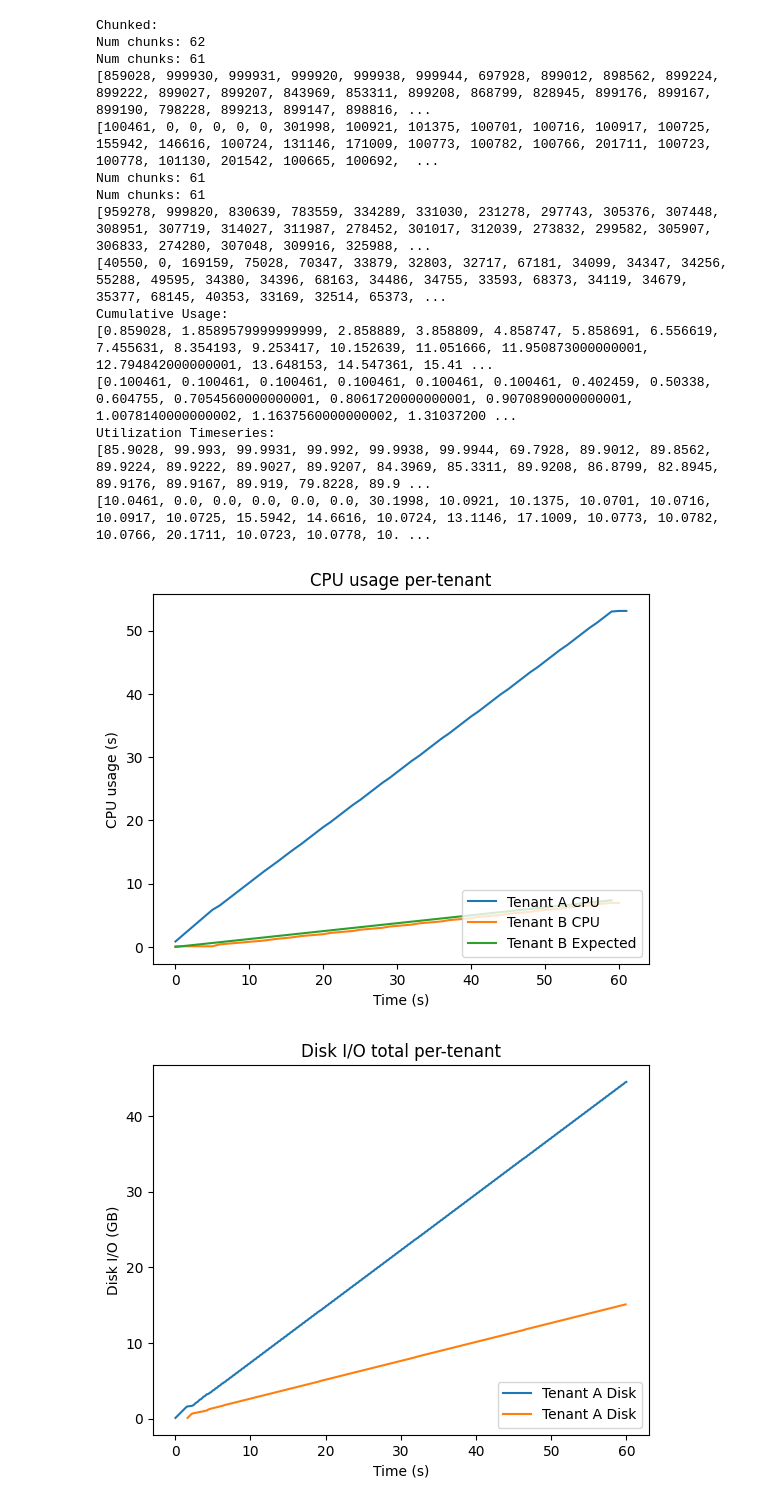
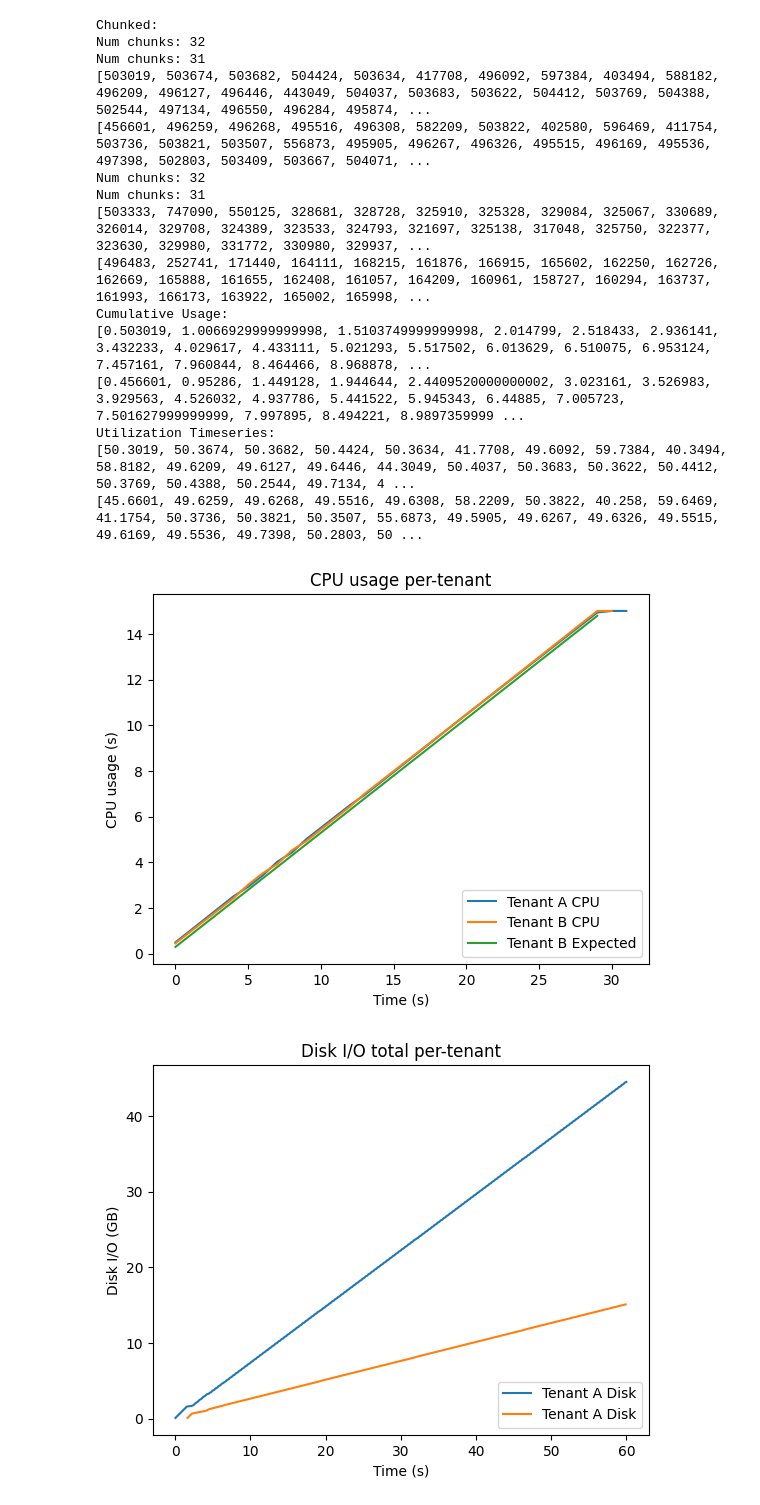
Before and after one commit to tyler-griggs/fair-db, a Jupyter notebook: analysis.ipynb, the cells around one changed output. Cells and saved outputs as stored; diff of their text form; code cells hidden in the pictures.

```diff
--- a/analysis.ipynb
+++ b/analysis.ipynb
@@ -1,10 +1,10 @@
 # %%
-num_workers = 2
+num_workers = 3
 num_clients = 2
 
 client_task_orders = [
-  [0,1],
-  [0,1]
+  [0, 1],
+  [0, 1]
 ]
 
 a_disk_cost = 0.1 * 1
@@ -12,12 +12,12 @@ a_cpu_cost = 0.1 * 1
 b_disk_cost = 0.1 * 1
 b_cpu_cost = 0.1 * 1
 
-core_resources = 1
+core_resources = 2
 disk_resources = 3.05
 
-client_divisors = [2, 2]
+interval_seconds = 1
 
-interval_seconds = 1
+client_divisors = [len(x) for x in client_task_orders]
 
 client_starts = []
 client_durations = []
@@ -182,42 +182,42 @@ print(client1_cpu_util)
 print(client2_cpu_util)
 # %% [output]
 Chunked:
-Num chunks: 62
-Num chunks: 61
-[859028, 999930, 999931, 999920, 999938, 999944, 697928, 899012, 898562, 899224, 899222, 899027, 899207, 843969, 853311, 899208, 868799, 828945, 899176, 899167, 899190, 798228, 899213, 899147, 898816, ...
-[100461, 0, 0, 0, 0, 0, 301998, 100921, 101375, 100701, 100716, 100917, 100725, 155942, 146616, 100724, 131146, 171009, 100773, 100782, 100766, 201711, 100723, 100778, 101130, 201542, 100665, 100692,  ...
-Num chunks: 61
-Num chunks: 61
-[959278, 999820, 830639, 783559, 334289, 331030, 231278, 297743, 305376, 307448, 308951, 307719, 314027, 311987, 278452, 301017, 312039, 273832, 299582, 305907, 306833, 274280, 307048, 309916, 325988, ...
-[40550, 0, 169159, 75028, 70347, 33879, 32803, 32717, 67181, 34099, 34347, 34256, 55288, 49595, 34380, 34396, 68163, 34486, 34755, 33593, 68373, 34119, 34679, 35377, 68145, 40353, 33169, 32514, 65373, ...
+Num chunks: 32
+Num chunks: 31
+[503019, 503674, 503682, 504424, 503634, 417708, 496092, 597384, 403494, 588182, 496209, 496127, 496446, 443049, 504037, 503683, 503622, 504412, 503769, 504388, 502544, 497134, 496550, 496284, 495874, ...
+[456601, 496259, 496268, 495516, 496308, 582209, 503822, 402580, 596469, 411754, 503736, 503821, 503507, 556873, 495905, 496267, 496326, 495515, 496169, 495536, 497398, 502803, 503409, 503667, 504071, ...
+Num chunks: 32
+Num chunks: 31
+[503333, 747090, 550125, 328681, 328728, 325910, 325328, 329084, 325067, 330689, 326014, 329708, 324389, 323533, 324793, 321697, 325138, 317048, 325750, 322377, 323630, 329980, 331772, 330980, 329937, ...
+[496483, 252741, 171440, 164111, 168215, 161876, 166915, 165602, 162250, 162726, 162669, 165888, 161655, 162408, 161057, 164209, 160961, 158727, 160294, 163737, 161993, 166173, 163922, 165002, 165998, ...
 Cumulative Usage:
-[0.859028, 1.8589579999999999, 2.858889, 3.858809, 4.858747, 5.858691, 6.556619, 7.455631, 8.354193, 9.253417, 10.152639, 11.051666, 11.950873000000001, 12.794842000000001, 13.648153, 14.547361, 15.41 ...
-[0.100461, 0.100461, 0.100461, 0.100461, 0.100461, 0.100461, 0.402459, 0.50338, 0.604755, 0.7054560000000001, 0.8061720000000001, 0.9070890000000001, 1.0078140000000002, 1.1637560000000002, 1.31037200 ...
+[0.503019, 1.0066929999999998, 1.5103749999999998, 2.014799, 2.518433, 2.936141, 3.432233, 4.029617, 4.433111, 5.021293, 5.517502, 6.013629, 6.510075, 6.953124, 7.457161, 7.960844, 8.464466, 8.968878, ...
+[0.456601, 0.95286, 1.449128, 1.944644, 2.4409520000000002, 3.023161, 3.526983, 3.929563, 4.526032, 4.937786, 5.441522, 5.945343, 6.44885, 7.005723, 7.501627999999999, 7.997895, 8.494221, 8.9897359999 ...
 Utilization Timeseries:
-[85.9028, 99.993, 99.9931, 99.992, 99.9938, 99.9944, 69.7928, 89.9012, 89.8562, 89.9224, 89.9222, 89.9027, 89.9207, 84.3969, 85.3311, 89.9208, 86.8799, 82.8945, 89.9176, 89.9167, 89.919, 79.8228, 89.9 ...
-[10.0461, 0.0, 0.0, 0.0, 0.0, 0.0, 30.1998, 10.0921, 10.1375, 10.0701, 10.0716, 10.0917, 10.0725, 15.5942, 14.6616, 10.0724, 13.1146, 17.1009, 10.0773, 10.0782, 10.0766, 20.1711, 10.0723, 10.0778, 10. ...
+[50.3019, 50.3674, 50.3682, 50.4424, 50.3634, 41.7708, 49.6092, 59.7384, 40.3494, 58.8182, 49.6209, 49.6127, 49.6446, 44.3049, 50.4037, 50.3683, 50.3622, 50.4412, 50.3769, 50.4388, 50.2544, 49.7134, 4 ...
+[45.6601, 49.6259, 49.6268, 49.5516, 49.6308, 58.2209, 50.3822, 40.258, 59.6469, 41.1754, 50.3736, 50.3821, 50.3507, 55.6873, 49.5905, 49.6267, 49.6326, 49.5515, 49.6169, 49.5536, 49.7398, 50.2803, 50 ...
 # %%
 import matplotlib.pyplot as plt
 
 _, ax = plt.subplots()
 ax.set_title('CPU usage per-tenant')
 ax.set_ylabel('CPU usage (s)')
 ax.set_xlabel('Time (s)')
 
 # client1_cpu_util = client1_cpu_util[:int(30 // interval_seconds)]
 # client2_cpu_util = client2_cpu_util[:int(30 // interval_seconds)]
 
 
 
 ax.plot([x * interval_seconds for x in list(range(len(client1_cumulative_cpu)))], client1_cumulative_cpu, label='Tenant A CPU')
 ax.plot([x * interval_seconds for x in list(range(len(client2_cumulative_cpu)))], client2_cumulative_cpu, label='Tenant B CPU')
-ax.plot(list(range(30)), [(x / .2) * .1 for x in range(60)], label='Tenant B Expected')
+ax.plot(list(range(30)), [(x / .2) * .1 + .3 for x in range(30)], label='Tenant B Expected')
 # ax.plot(list(range(30)), [(x / .01) * .1 for x in range(60)], label='Tenant A Expected')
 ax.legend(loc='lower right')
 
 plt.show()
 # %% [output]
-[figure, old version]
+[figure, new version]
 # %%
 import matplotlib.pyplot as plt
 
```
Also changed, not shown: parts of 3 cells of this notebook, 3 other files.
